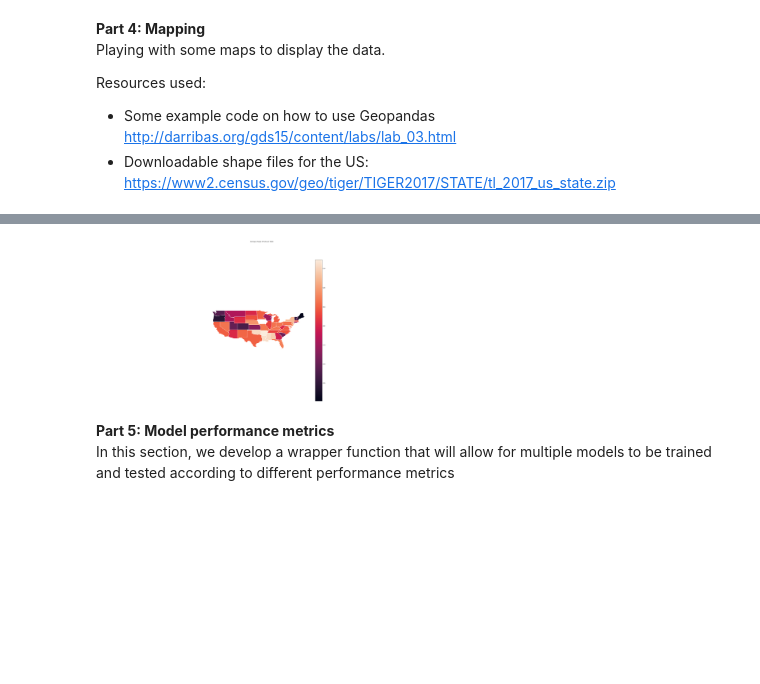
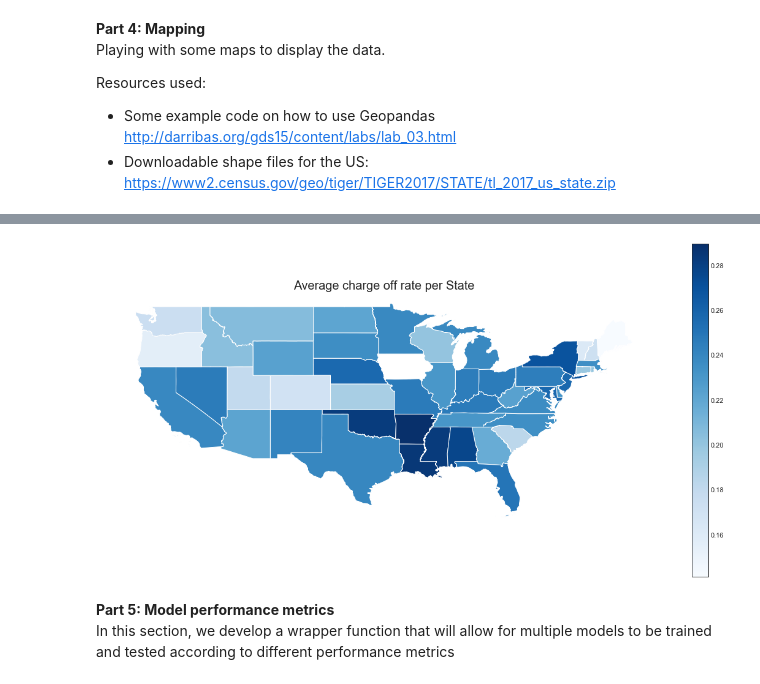
Before and after one commit to genagibson/cs109a_LendingClub, a Jupyter notebook: notebooks/others/Playing with models GG V3.ipynb, the cells around one changed output, grey strips where cells are left out. Cells and saved outputs as stored; diff of their text form; code cells hidden in the pictures; blank space fills up the shorter version.

```diff
--- a/notebooks/others/Playing with models GG V3.ipynb
+++ b/notebooks/others/Playing with models GG V3.ipynb
@@ -362,20 +370,17 @@ states_map2 = states_map[states_map["STUSPS"].isin(list(original_df["addr_state"
 mapping_data = states_map2.join(default_rate, on = "STUSPS")
 #mapping_data.head()
 # %%
-# Plot - tiny image though!
-f, ax = plt.subplots(1, figsize = (20, 20))
-ax = mapping_data.plot(axes = ax,
+# Plot
+fig, ax = plt.subplots(1, figsize = (20, 10))
+ax = mapping_data[mapping_data['NAME'].isin(['Alaska','Hawaii']) == False].plot(axes = ax,
                        column = "loan_status",
-                      legend = True
-                      )
+                       cmap = "Blues", legend = True)
 
-# Continental US latitude and longitude
-ax.set_ylim(23, 50) # lat
-ax.set_xlim(-138, -65)# long
-ax.set_axis_off()
-f.suptitle('Average charge off rate per State');
+ax.axis('off')
+#fig.tight_layout()
+ax.set_title('Average charge off rate per State', fontdict = {'fontsize': '20', 'fontweight' : '3'});
 # %% [output]
-[figure, old version]
+[figure, new version]
 # %% [markdown]
 <div class='exercise'><b> Part 5: Model performance metrics </b></div>
 
```
Also changed, not shown: parts of 5 cells of this notebook.
